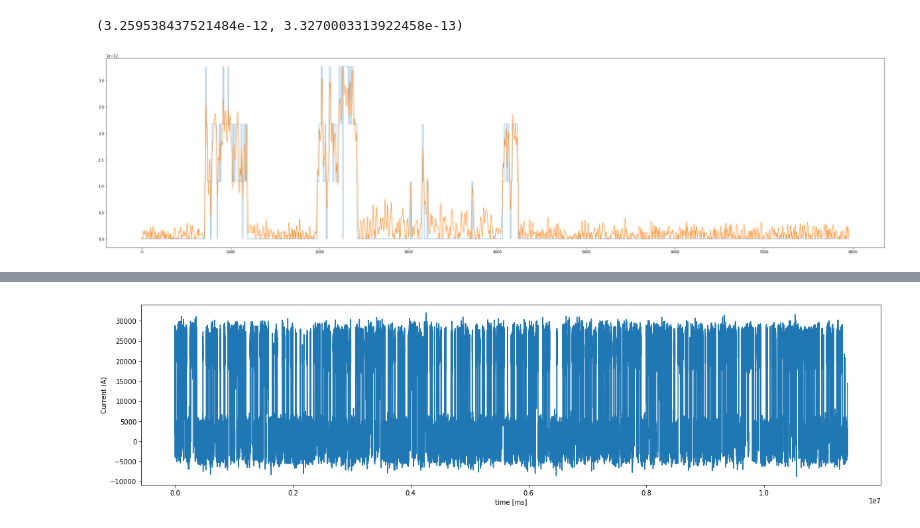
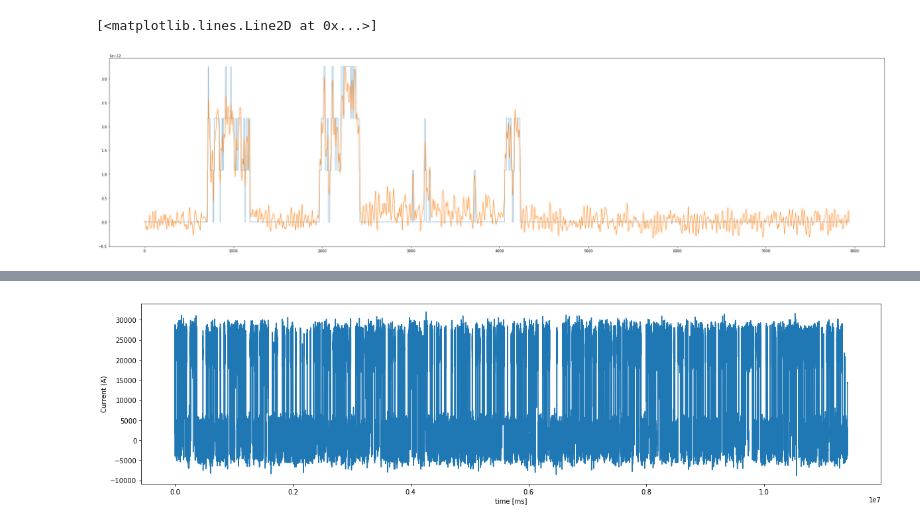
Before and after one commit to AGPlested/ASCAM, a Jupyter notebook: model.ipynb, the cells around one changed output, grey strips where cells are left out. Drawn from its saved outputs; the diff is of its cells as text; code cells hidden in the pictures.

Commit message:
worked on comparing signal to idealization

```diff
--- a/model.ipynb
+++ b/model.ipynb
@@ -6,5 +6,8 @@ import numpy as np
 from read_data import *
 from filter import *
 from analysis import *
+%matplotlib inline
 import matplotlib.pyplot as plt
 import copy
+import os
+cwd = os.getcwd()
@@ -61,7 +67,7 @@ class Epoch(object):
 class Recording(object):
     def __init__(self,
                  filename='170404 015.axgd',
-                 filepath='/home/dpenguin/Documents/work/real data',
+                 filepath=cwd+'/data',
                  samplingrate=4e4,
                  filetype = 'axo',
                  headerlength = None,
@@ -76,6 +82,7 @@ class Recording(object):
         self.bindtype = bindtype
 
         self.data = {'raw':[]}
+        ### The raw data and all the result of any manipulations will be stored in this dictionary with a key determined by the operations
 
 #     def lookup_deco(f):
 #         def do_lookup(dataKey, *args, **kwargs):
@@ -115,7 +122,7 @@ class Recording(object):
             name = "G"
             fcs = fc/self.samplingRate #cutoff frequency in 1/samples
             filterWindow = Gaussian(fcs)
-            filter_lag = int(1/(2*fcs))
+            filter_lag = 0 #int(1/(2*fcs))
             fData = []
             for epoch in self.data['raw']:
                 filteredTrace = apply_filter(epoch.currentTrace, filterWindow)
@@ -132,9 +139,9 @@ class Recording(object):
         Do baseline correction on each epoch.
         Parameters:
             interval - list containing the beginning and end points of the interval from the baseline is to be estimated (in milliseconds)
-            dataKey -
+            dataKey - string that contains the dictionary key of the data
         """
-        try: ###should write a decorator that does this!!!
+        try: ###should write a decorator that does this
             data = self.data[dataKey]
         except KeyError:
             print("These data don't exist.")
@@ -174,19 +181,13 @@ def multilevel_threshold(signal):
     signalmax = np.max(np.abs(signal))
     thetas = np.linspace(0,1,5)*signalmax
     idealization = np.zeros(len(signal))
-#     print(thetas)
     for i in range(len(signal)):
-#         print(np.abs(signal[i]))
         if thetas[0]<np.abs(signal[i])<thetas[1]:
             idealization[i] = 0
-#             print(0)
         elif thetas[1]<np.abs(signal[i])<thetas[2]:
+            idealization[i] = 1/3
+        elif thetas[2]<np.abs(signal[i])<thetas[3]:
+            idealization[i] = 2/3
+        elif thetas[3]<np.abs(signal[i]):
             idealization[i] = 1
-#             print(1)
-        elif thetas[2]<np.abs(signal[i])<thetas[3]:
-            idealization[i] = 2
-#             print(2)
-        elif thetas[3]<np.abs(signal[i])<thetas[4]:
-            idealization[i] = 3
-#             print(3)
     return idealization, signalmax
@@ -227,11 +207,7 @@ plt.show()
-# %%
-sm, np.max(signal)
-# %% [output]
-(3.259538437521484e-12, 3.3270003313922458e-13)
 # %%
 plt.figure(figsize=(40,10))
-plt.plot(ideal*sm/3,alpha = .5)
-plt.plot(np.abs(signal),alpha=.8)
-plt.show()
+plt.plot(ideal*sm,alpha = .5)
+plt.plot(-signal,alpha=.8)
 # %% [output]
+[<matplotlib.lines.Line2D at 0x...>]
-[figure, old version]
+[figure, new version]
```
Also changed, not shown: parts of 13 cells of this notebook, 1 other file.
